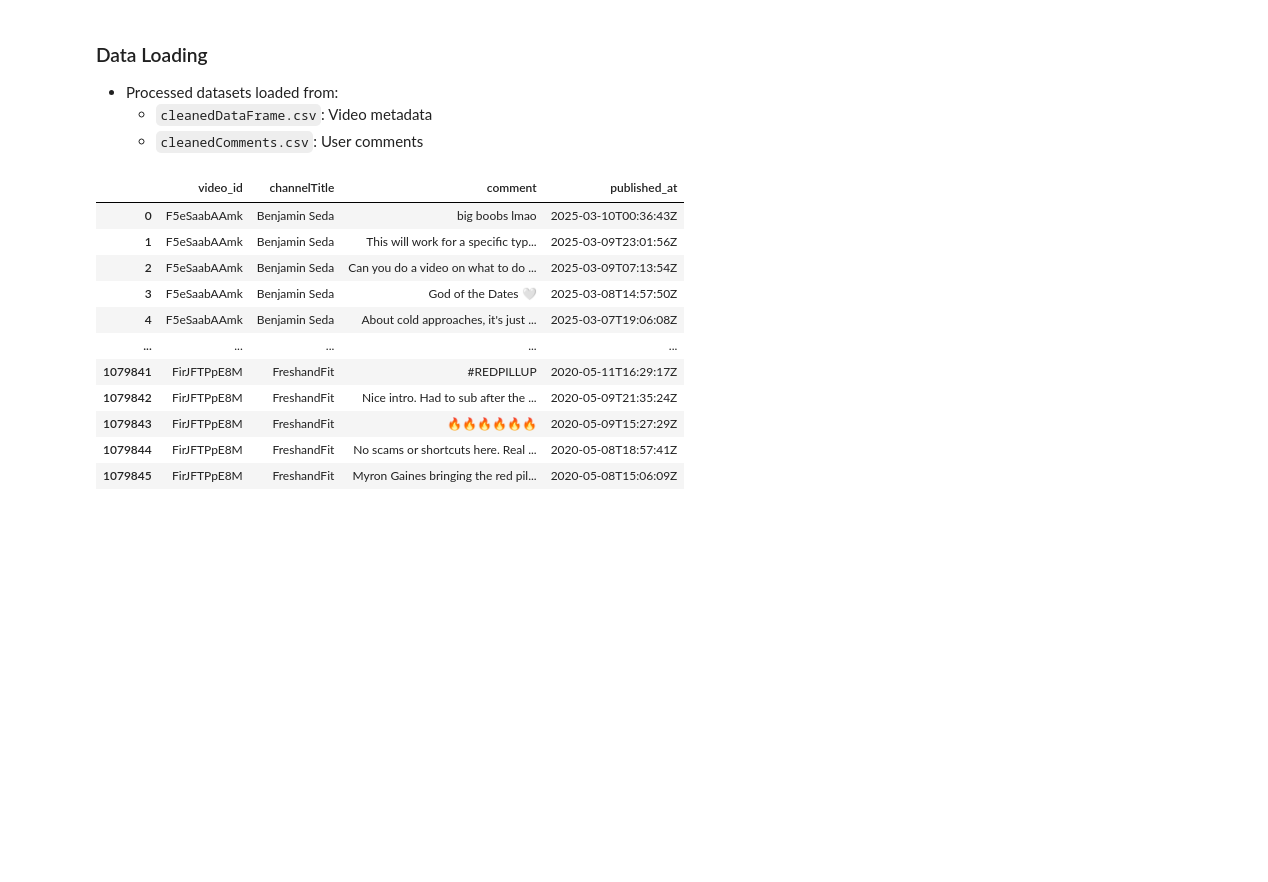
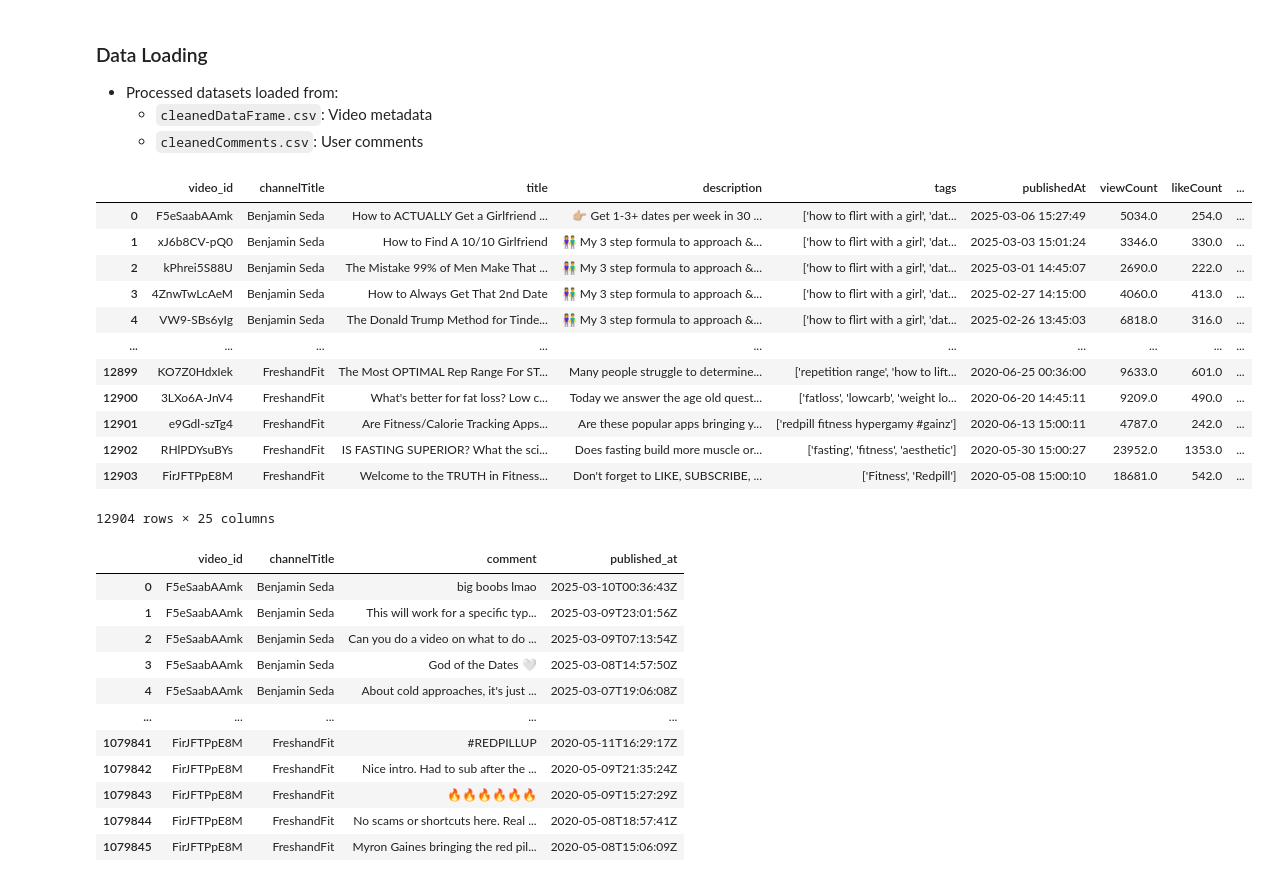
Before and after one commit to Shab00/redPillYoutube, a Jupyter notebook: 4.redPillAnalytics.ipynb, the cells around one changed output. Saved outputs shown, nothing was run; the diff lists cells and outputs as text; code cells hidden in the pictures; blank space fills up the shorter version.

```diff
--- a/4.redPillAnalytics.ipynb
+++ b/4.redPillAnalytics.ipynb
@@ -109,6 +110,22 @@ True
 video_df = pd.read_csv("dataFolder/processed/cleanedDataFrame.csv")
 # %%
 comments_df = pd.read_csv("dataFolder/processed/cleanedComments.csv")
+# %%
+video_df
+# %% [output]
+|  | video_id | channelTitle | title | description | tags | publishedAt | viewCount | likeCount | ... |
+| 0 | F5eSaabAAmk | Benjamin Seda | How to ACTUALLY Get a Girlfriend ... | 👉🏼 Get 1-3+ dates per week in 30 ... | ['how to flirt with a girl', 'dat... | 2025-03-06 15:27:49 | 5034.0 | 254.0 | ... |
+| 1 | xJ6b8CV-pQ0 | Benjamin Seda | How to Find A 10/10 Girlfriend | 👫 My 3 step formula to approach &... | ['how to flirt with a girl', 'dat... | 2025-03-03 15:01:24 | 3346.0 | 330.0 | ... |
+| 2 | kPhrei5S88U | Benjamin Seda | The Mistake 99% of Men Make That ... | 👫 My 3 step formula to approach &... | ['how to flirt with a girl', 'dat... | 2025-03-01 14:45:07 | 2690.0 | 222.0 | ... |
+| 3 | 4ZnwTwLcAeM | Benjamin Seda | How to Always Get That 2nd Date | 👫 My 3 step formula to approach &... | ['how to flirt with a girl', 'dat... | 2025-02-27 14:15:00 | 4060.0 | 413.0 | ... |
+| 4 | VW9-SBs6yIg | Benjamin Seda | The Donald Trump Method for Tinde... | 👫 My 3 step formula to approach &... | ['how to flirt with a girl', 'dat... | 2025-02-26 13:45:03 | 6818.0 | 316.0 | ... |
+| ... | ... | ... | ... | ... | ... | ... | ... | ... | ... |
+| 12899 | KO7Z0HdxIek | FreshandFit | The Most OPTIMAL Rep Range For ST... | Many people struggle to determine... | ['repetition range', 'how to lift... | 2020-06-25 00:36:00 | 9633.0 | 601.0 | ... |
+| 12900 | 3LXo6A-JnV4 | FreshandFit | What's better for fat loss? Low c... | Today we answer the age old quest... | ['fatloss', 'lowcarb', 'weight lo... | 2020-06-20 14:45:11 | 9209.0 | 490.0 | ... |
+| 12901 | e9Gdl-szTg4 | FreshandFit | Are Fitness/Calorie Tracking Apps... | Are these popular apps bringing y... | ['redpill fitness hypergamy #gainz'] | 2020-06-13 15:00:11 | 4787.0 | 242.0 | ... |
+| 12902 | RHlPDYsuBYs | FreshandFit | IS FASTING SUPERIOR? What the sci... | Does fasting build more muscle or... | ['fasting', 'fitness', 'aesthetic'] | 2020-05-30 15:00:27 | 23952.0 | 1353.0 | ... |
+| 12903 | FirJFTPpE8M | FreshandFit | Welcome to the TRUTH in Fitness... | Don't forget to LIKE, SUBSCRIBE, ... | ['Fitness', 'Redpill'] | 2020-05-08 15:00:10 | 18681.0 | 542.0 | ... |
+12904 rows × 25 columns
 # %%
 comments_df
 # %% [output]
```
Also changed, not shown: parts of 67 cells of this notebook.
